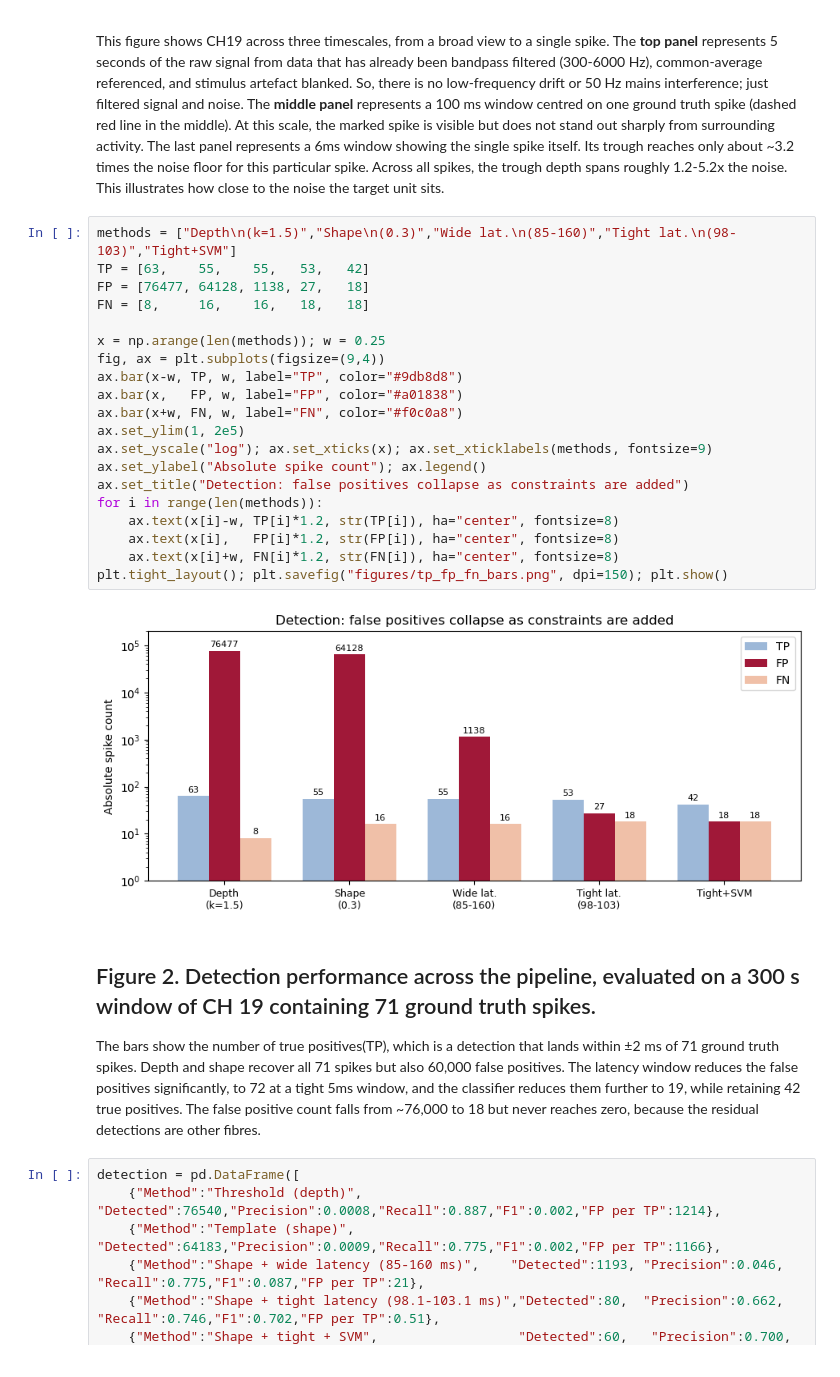
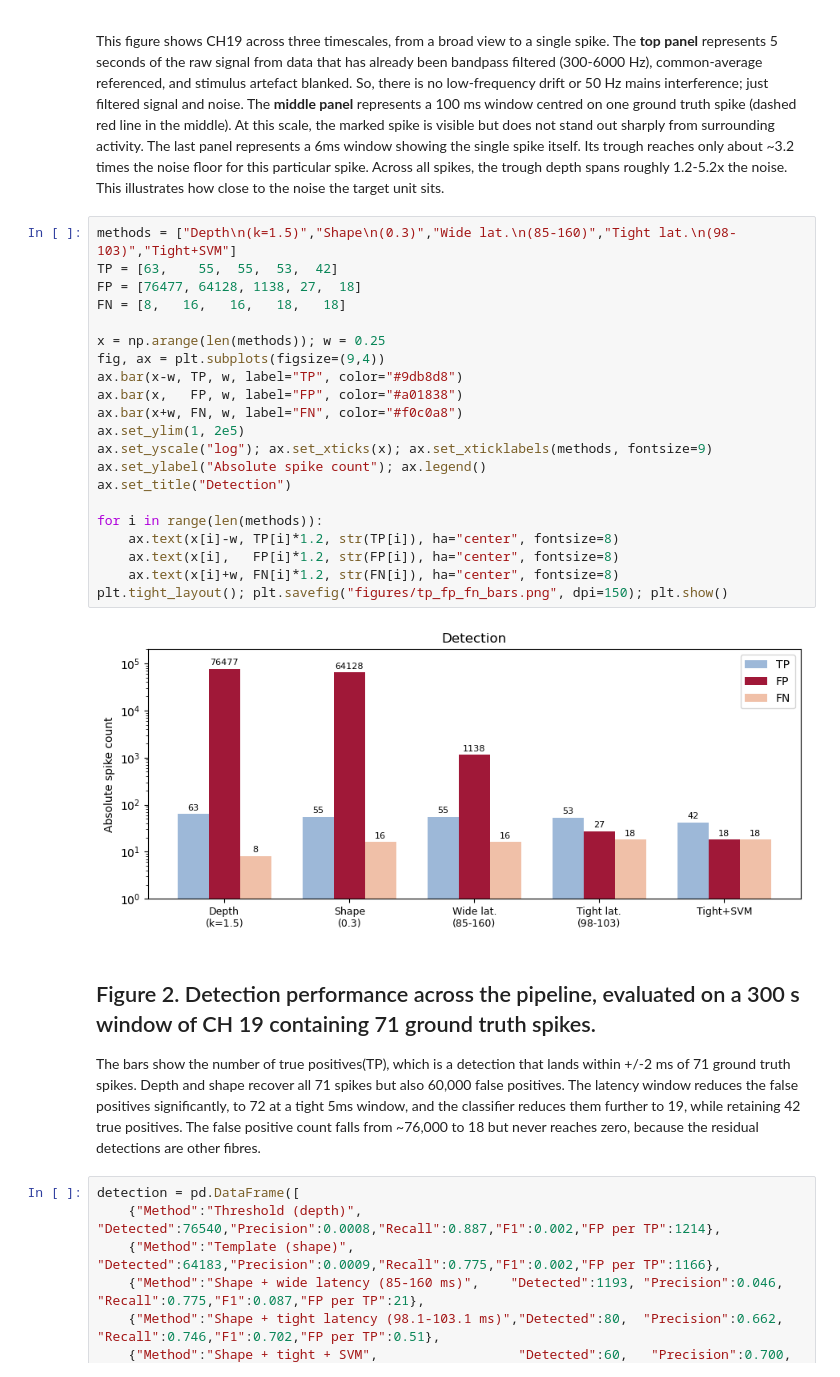
Before and after one commit to Razan-88/Decoding_Chronic_Pain, a Jupyter notebook: notebooks/05_real_data_pipeline.ipynb, the cells around one changed output. Drawn from its saved outputs; the diff is of its cells as text.

```diff
--- a/notebooks/05_real_data_pipeline.ipynb
+++ b/notebooks/05_real_data_pipeline.ipynb
@@ -1414,29 +1567,30 @@ plt.show()
 This figure shows CH19 across three timescales, from a broad view to a single spike. The **top panel** represents 5 seconds of the raw signal from data that has already been bandpass filtered (300-6000 Hz), common-average referenced, and stimulus artefact blanked. So, there is no low-frequency drift or 50 Hz mains interference; just filtered signal and noise. The **middle panel** represents a 100 ms window centred on one ground truth spike (dashed red line in the middle). At this scale, the marked spike is visible but does not stand out sharply from surrounding activity. The last panel represents a 6ms window showing the single spike itself. Its trough reaches only about ~3.2 times the noise floor for this particular spike. Across all spikes, the trough depth spans roughly 1.2-5.2x the noise. This illustrates how close to the noise the target unit sits.
 # %%
 methods = ["Depth\n(k=1.5)","Shape\n(0.3)","Wide lat.\n(85-160)","Tight lat.\n(98-103)","Tight+SVM"]
-TP = [63,    55,    55,   53,   42]
-FP = [76477, 64128, 1138, 27,   18]
-FN = [8,     16,    16,   18,   18]
+TP = [63,    55,  55,  53,  42]
+FP = [76477, 64128, 1138, 27,  18]
+FN = [8,   16,   16,   18,   18]
 
 x = np.arange(len(methods)); w = 0.25
 fig, ax = plt.subplots(figsize=(9,4))
 ax.bar(x-w, TP, w, label="TP", color="#9db8d8")
 ax.bar(x,   FP, w, label="FP", color="#a01838")
 ax.bar(x+w, FN, w, label="FN", color="#f0c0a8")
 ax.set_ylim(1, 2e5)
 ax.set_yscale("log"); ax.set_xticks(x); ax.set_xticklabels(methods, fontsize=9)
 ax.set_ylabel("Absolute spike count"); ax.legend()
-ax.set_title("Detection: false positives collapse as constraints are added")
+ax.set_title("Detection")
+
 for i in range(len(methods)):
     ax.text(x[i]-w, TP[i]*1.2, str(TP[i]), ha="center", fontsize=8)
     ax.text(x[i],   FP[i]*1.2, str(FP[i]), ha="center", fontsize=8)
     ax.text(x[i]+w, FN[i]*1.2, str(FN[i]), ha="center", fontsize=8)
 plt.tight_layout(); plt.savefig("figures/tp_fp_fn_bars.png", dpi=150); plt.show()
 # %% [output]
-[figure, old version]
+[figure, new version]
 # %% [markdown]
 ## Figure 2. Detection performance across the pipeline, evaluated on a 300 s window of CH 19 containing 71 ground truth spikes.
-The bars show the number of true positives(TP), which is a detection that lands within ±2 ms of 71 ground truth spikes. Depth and shape recover all 71 spikes but also 60,000 false positives. The latency window reduces the false positives significantly, to 72 at a tight 5ms window, and the classifier reduces them further to 19, while retaining 42 true positives. The false positive count falls from ~76,000 to 18 but never reaches zero, because the residual detections are other fibres.
+The bars show the number of true positives(TP), which is a detection that lands within +/-2 ms of 71 ground truth spikes. Depth and shape recover all 71 spikes but also 60,000 false positives. The latency window reduces the false positives significantly, to 72 at a tight 5ms window, and the classifier reduces them further to 19, while retaining 42 true positives. The false positive count falls from ~76,000 to 18 but never reaches zero, because the residual detections are other fibres.
 # %%
 detection = pd.DataFrame([
     {"Method":"Threshold (depth)",    "Detected":76540,"Precision":0.0008,"Recall":0.887,"F1":0.002,"FP per TP":1214},
```
Also changed, not shown: parts of 17 cells of this notebook.
